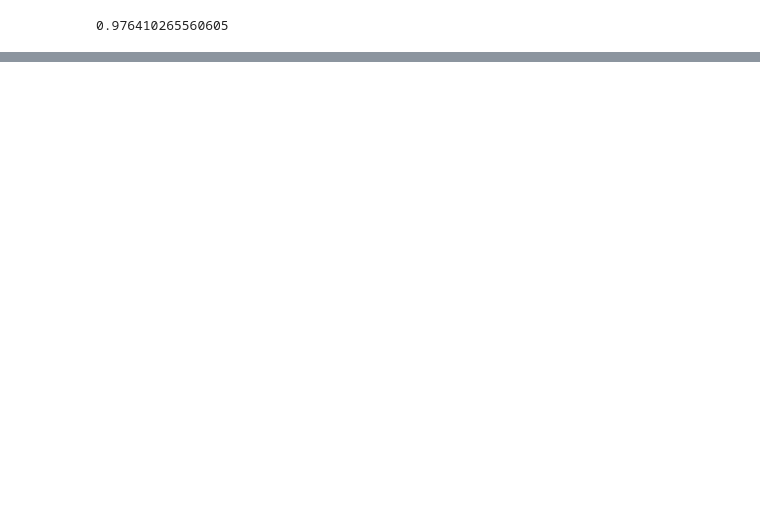
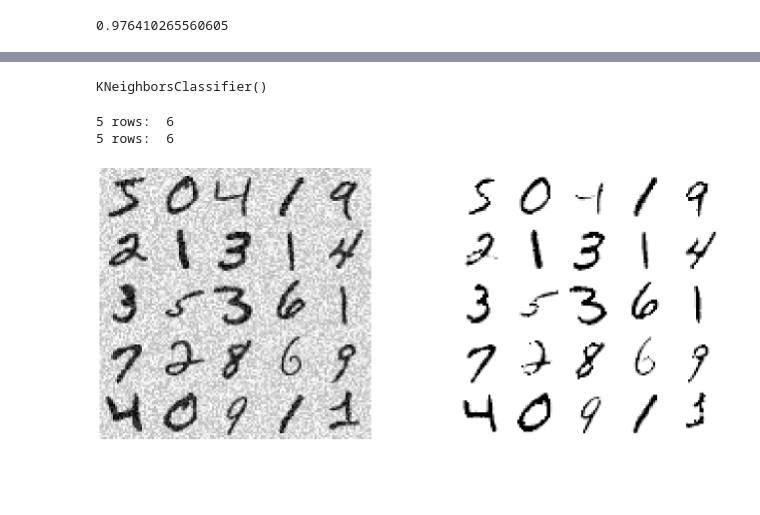
Before and after one commit to psukphranee/Machine-Learning-Projects, a Jupyter notebook: Python SKLearn/Classification/multilabel_multioutput_classification.ipynb, the cells around one changed output, grey strips where cells are left out. Saved outputs shown, nothing was run; the diff lists cells and outputs as text; code cells hidden in the pictures; blank space fills up the shorter version.

```diff
--- a/Python SKLearn/Classification/multilabel_multioutput_classification.ipynb
+++ b/Python SKLearn/Classification/multilabel_multioutput_classification.ipynb
@@ -64,0 +74,11 @@ f1_score(y_train_multi, y_train_knn_pred, average='macro')
+# %%
+X_noise = np.random.randint(0, 100, (len(X_train), 784))
+
+X_train_noise = X_train + X_noise
+y_train_noise = X_train
+# %%
+from sklearn.neighbors import KNeighborsClassifier
+
+knn_clf.fit(X_train_noise, y_train_noise)
+# %% [output]
+KNeighborsClassifier()
@@ -64,0 +121,16 @@ f1_score(y_train_multi, y_train_knn_pred, average='macro')
+# %%
+filtered_samples = knn_clf.predict(X_train_noise[:25])
+unfiltered_samples = X_train_noise[:25]
+# %%
+#plot digits
+plt.figure(figsize=(36,12))
+plt.subplot(131)
+plot_digits(unfiltered_samples, images_per_row=5)
+plt.subplot(132)
+plot_digits(filtered_samples, images_per_row=5)
+
+plt.show()
+# %% [output]
+5 rows:  6
+5 rows:  6
+[figure, added]
```
Also changed, not shown: parts of 6 cells of this notebook.
